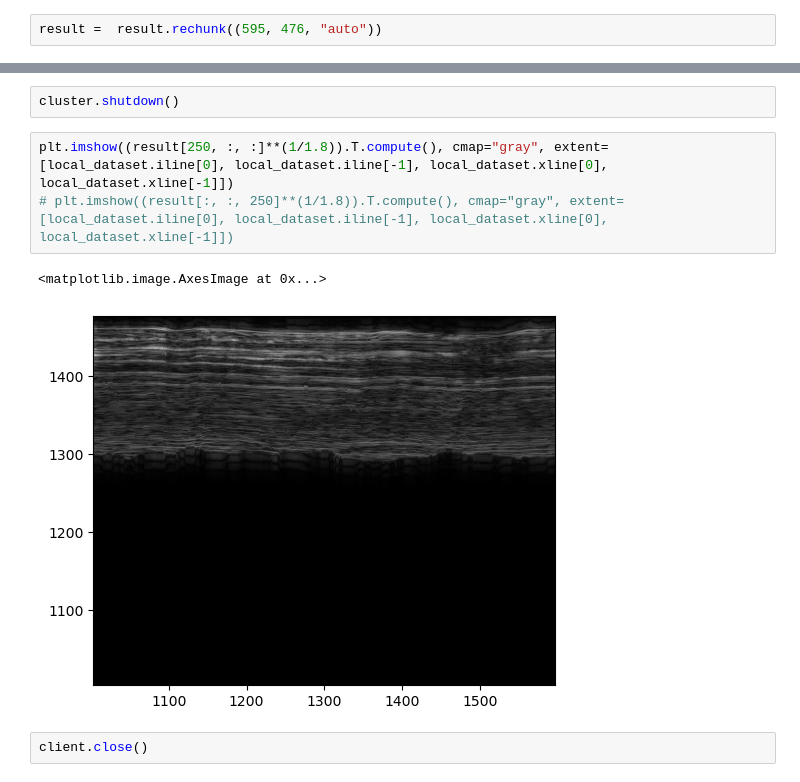
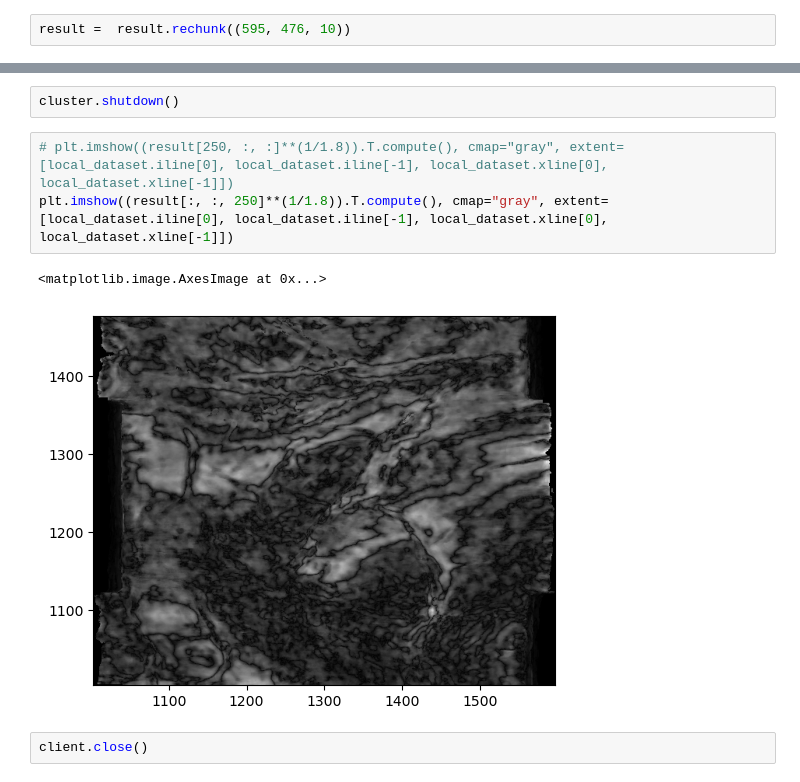
Before and after one commit to gavargas22/coiled-examples, a Jupyter notebook: compute_attribute.ipynb, the cells around one changed output, grey strips where cells are left out. Drawn from its saved outputs; the diff is of its cells as text.

```diff
--- a/compute_attribute.ipynb
+++ b/compute_attribute.ipynb
@@ -66,5 +83,5 @@ result = complex_attribute.envelope(darray=local_dataset.data)
 # %%
-result =  result.rechunk((595, 476, "auto"))
+result =  result.rechunk((595, 476, 10))
 # %%
 result
 # %% [output]
@@ -78,10 +95,10 @@ result.to_zarr("s3://nova-scotia-gavargas/complex_attributes2", mode="w", comput
 # %%
 cluster.shutdown()
 # %%
-plt.imshow((result[250, :, :]**(1/1.8)).T.compute(), cmap="gray", extent=[local_dataset.iline[0], local_dataset.iline[-1], local_dataset.xline[0], local_dataset.xline[-1]])
-# plt.imshow((result[:, :, 250]**(1/1.8)).T.compute(), cmap="gray", extent=[local_dataset.iline[0], local_dataset.iline[-1], local_dataset.xline[0], local_dataset.xline[-1]])
+# plt.imshow((result[250, :, :]**(1/1.8)).T.compute(), cmap="gray", extent=[local_dataset.iline[0], local_dataset.iline[-1], local_dataset.xline[0], local_dataset.xline[-1]])
+plt.imshow((result[:, :, 250]**(1/1.8)).T.compute(), cmap="gray", extent=[local_dataset.iline[0], local_dataset.iline[-1], local_dataset.xline[0], local_dataset.xline[-1]])
 # %% [output]
 <matplotlib.image.AxesImage at 0x...>
-[figure, old version]
+[figure, new version]
 # %%
 client.close()
```
Also changed, not shown: parts of 5 cells of this notebook, 2 other files.
